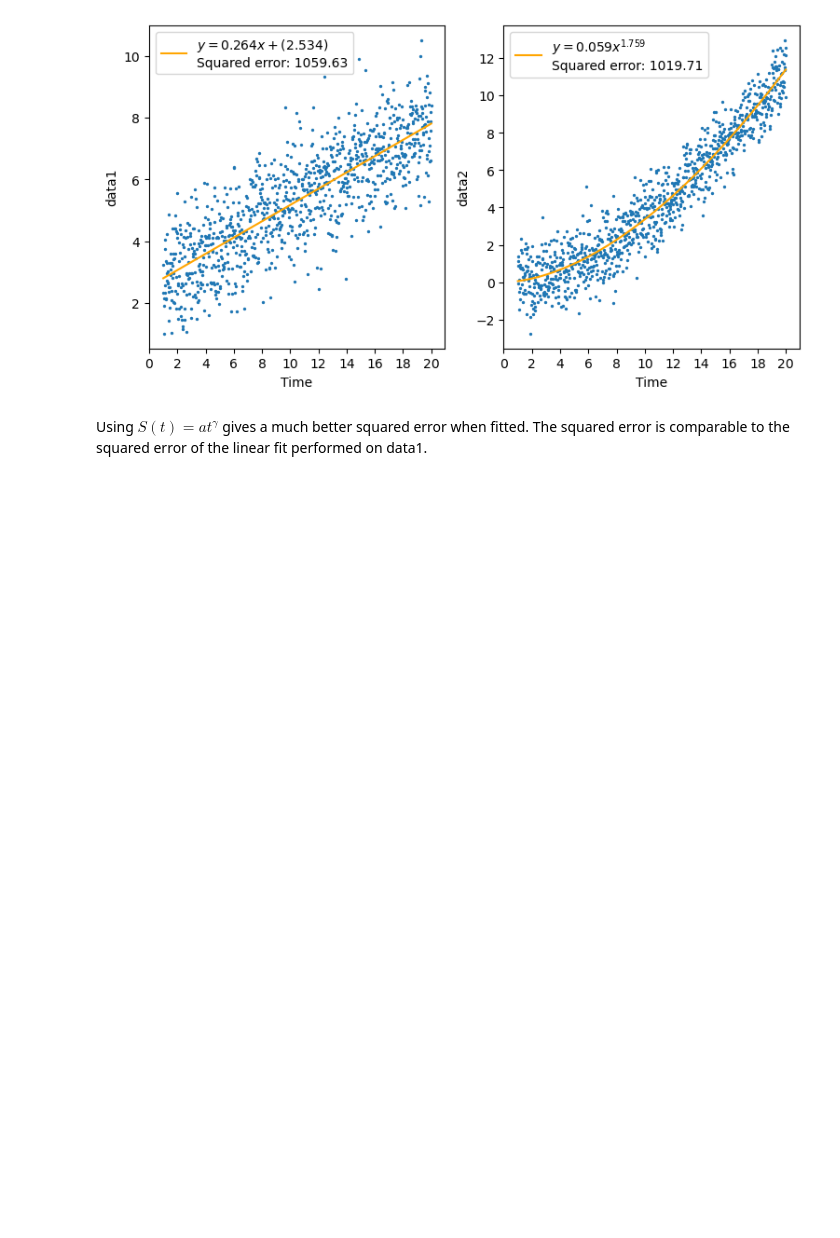
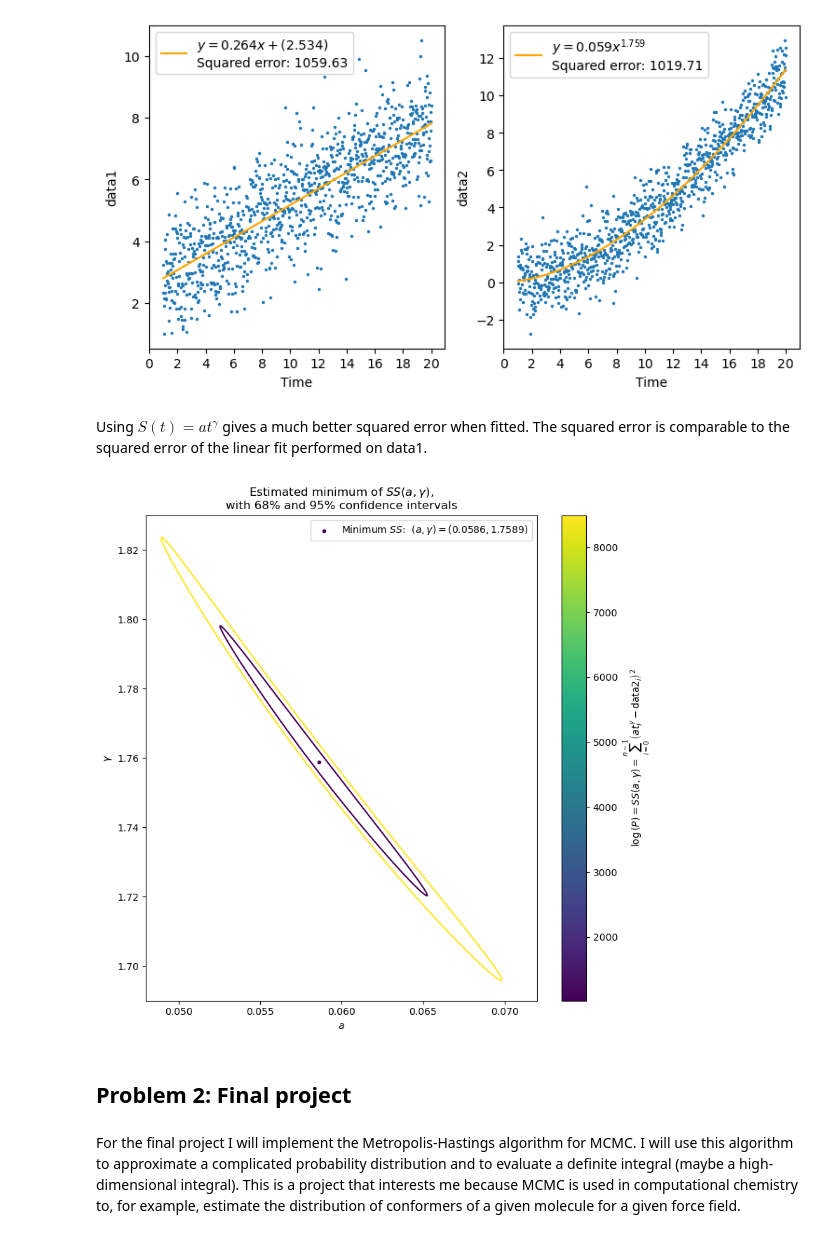
Before and after one commit to jaketanderson/phys41, a Jupyter notebook: Homework_6/Homework_6.ipynb, the cells around one changed output. Drawn from its saved outputs; the diff is of its cells as text; code cells hidden in the pictures; blank space fills up the shorter version.

```diff
--- a/Homework_6/Homework_6.ipynb
+++ b/Homework_6/Homework_6.ipynb
@@ -119,3 +119,47 @@ fig.show()
 [figure]
 # %% [markdown]
 Using $S(t)=at^\gamma$ gives a much better squared error when fitted. The squared error is comparable to the squared error of the linear fit performed on data1.
+# %%
+from matplotlib import cm, colormaps
+from matplotlib.colors import Normalize
+from scipy.optimize import newton
+
+a_vals = np.linspace(0.048, 0.072, 500)
+gamma_vals = np.linspace(1.69, 1.83, 500)
+param_vals = np.meshgrid(a_vals, gamma_vals)
+
+logP = np.zeros(param_vals[0].shape)
+for i in range(0, len(a_vals)):
+    for j in range(0, len(gamma_vals)):
+        logP[i, j] = error2([param_vals[0][i, j], param_vals[1][i, j]], times, data2)
+
+fig, (ax) = plt.subplots(nrows=1, ncols=1, figsize=(9, 9))
+cmap = colormaps["viridis"]
+ax.scatter(
+    result2.x[0],
+    result2.x[1],
+    marker=".",
+    color=cmap(0),
+    label=f"Minimum $SS$:  $\\left( a,\\gamma \\right)=\\left( {result2.x[0]:0.4f},{result2.x[1]:0.4f} \\right)$",
+)
+ax.contour(
+    a_vals, gamma_vals, logP, cmap=cmap, levels=[result2.fun + 2.3, result2.fun + 6.18]
+)
+norm = Normalize(min(logP.flatten()), max(logP.flatten()))
+cbar = plt.colorbar(cm.ScalarMappable(norm=norm, cmap=cmap), ax=ax)
+cbar.set_label(
+    "$\\log{{(P)}}=SS(a,\\gamma)=\\sum_{{i=0}}^{{n-1}}\\left( at_i^\\gamma - \\mathrm{{data2}}_i \\right)^2$"
+)
+ax.set_xlabel("$a$")
+ax.set_ylabel("$\\gamma$")
+ax.legend()
+ax.set_title(
+    "Estimated minimum of $SS(a,\\gamma)$,\nwith 68% and 95% confidence intervals"
+)
+fig.show()
+# %% [output]
+[figure, added]
+# %% [markdown]
+## Problem 2: Final project
+# %% [markdown]
+For the final project I will implement the Metropolis-Hastings algorithm for MCMC. I will use this algorithm to approximate a complicated probability distribution and to evaluate a definite integral (maybe a high-dimensional integral). This is a project that interests me because MCMC is used in computational chemistry to, for example, estimate the distribution of conformers of a given molecule for a given force field.
```
Also changed, not shown: parts of 2 cells of this notebook, 7 other files.
